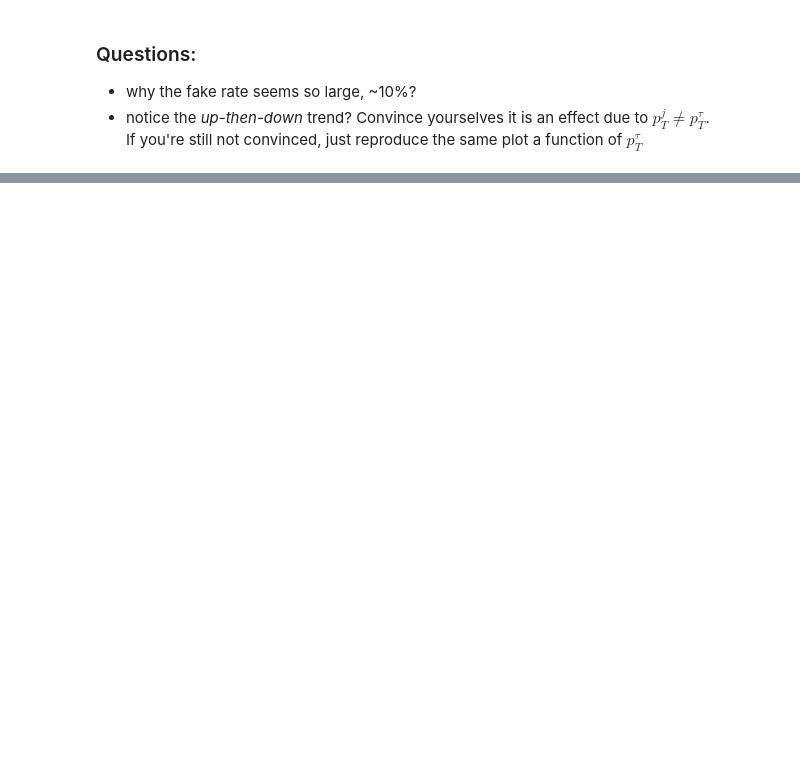
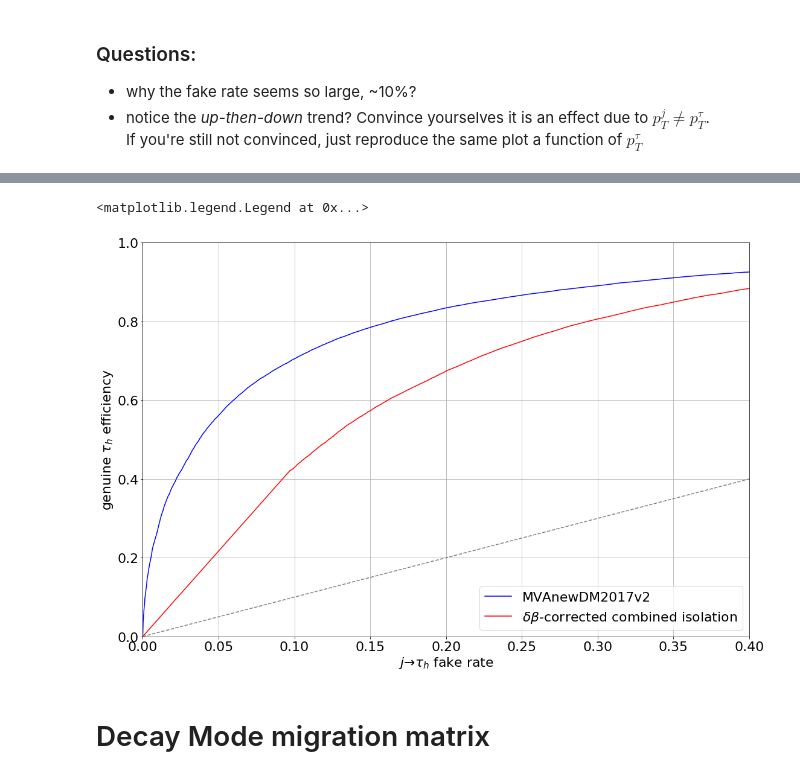
Before and after one commit to SiewYan/TauCMSDAS19, a Jupyter notebook: tau_plotting.ipynb, the cells around one changed output, grey strips where cells are left out. Cells and saved outputs as stored; diff of their text form; code cells hidden in the pictures; blank space fills up the shorter version.

```diff
--- a/tau_plotting.ipynb
+++ b/tau_plotting.ipynb
@@ -299,0 +303,68 @@ Here is where ROC curves can help, as they can illustrate the ability of a binar
+# %%
+%matplotlib inline
+import matplotlib
+import matplotlib.pyplot as plt
+import pandas as pd
+from itertools import product
+from root_numpy import root2array
+from sklearn.metrics import roc_curve, roc_auc_score
+
+# rather irrelevant fiddling with figure and text size
+font = {'family' : 'normal',
+        'weight' : 'normal',
+        'size'   : 22}
+matplotlib.rc('font', **font)
+matplotlib.rcParams['figure.figsize'] = [18, 12] ;
+
+# define the branches we need to convert from ROOT to pandas
+branches = [
+    'tau_rawMVAnewDM2017v2',  # MVA based TauID
+    'tau_rawIso',             # cut based isolation
+    'tau_genPartFlav',        # gen truth, know which tau is genuine and which is fake (and what sort of fake)
+]
+
+# convert root trees into pandas datasets.
+# Use the buil-in doc to know more about the funtions used here
+# apply some very loose isolation selection for consistency
+sig = pd.DataFrame( root2array(dy_file_name , 'tree', branches = branches, selection = 'tau_genPartFlav==5 & tau_idMVAnewDM2017v2>=1') ) # genuine, hadronically decaying taus
+bkg = pd.DataFrame( root2array(qcd_file_name, 'tree', branches = branches, selection = 'tau_genPartFlav==0 & tau_idMVAnewDM2017v2>=1') ) # jets faking taus
+
+# define targets: genuine taus get 1, fake taus get 0
+sig['target'] = np.ones (sig.shape[0]).astype(np.int)
+bkg['target'] = np.zeros(bkg.shape[0]).astype(np.int)
+
+# concatenate the datasets, preserving the information
+alltaus = pd.concat([sig, bkg])
+
+# let sklearn do the heavy lifting and compute the ROC curves for you
+fpr_mva, tpr_mva, wps_mva = roc_curve(alltaus.target, alltaus.tau_rawMVAnewDM2017v2)
+fpr_cut, tpr_cut, wps_cut = roc_curve(alltaus.target, -alltaus.tau_rawIso) # note the '-' sign: as opposed to MVA TauID, the better the isolation, the smaller the value
+
+# plot
+plt.plot(fpr_mva, tpr_mva, label='MVAnewDM2017v2', color='b')
+plt.plot(fpr_cut, tpr_cut, label=r'$\delta\beta$-corrected combined isolation', color='r')
+
+############################################################################################
+
+# plot the also the diagonal, that corresponds to no random picks, no discrimination power
+xy = [i*j for i,j in product([10.**i for i in range(-8, 0)], [1,2,4,8])]+[1]
+plt.plot(xy, xy, color='grey', linestyle='--')
+
+# cosmetics
+plt.xlabel(r'$j\to\tau_h$ fake rate') # aka 'False Positive Rate' outside hep
+plt.ylabel(r'genuine $\tau_h$ efficiency') # aka 'True Positive Rate' outside hep
+
+# axis range
+plt.xlim([0.0, 0.4])
+plt.ylim([0.0, 1.0])
+
+# grid
+plt.grid(True)
+
+# legend
+plt.legend(loc='lower right')
+# %% [output]
+<matplotlib.legend.Legend at 0x...>
+[figure, added]
+# %% [markdown]
+# Decay Mode migration matrix
```
Also changed, not shown: parts of 10 cells of this notebook.
